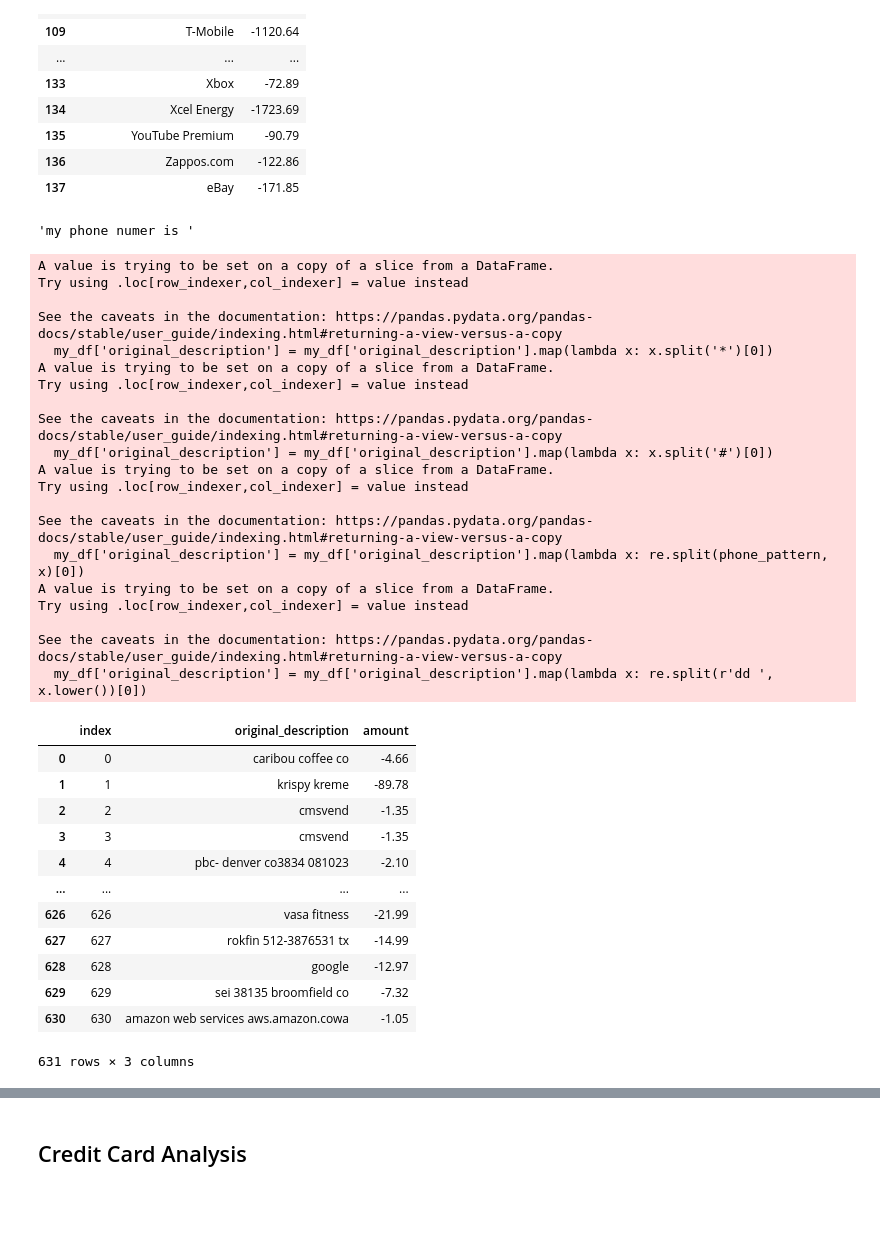
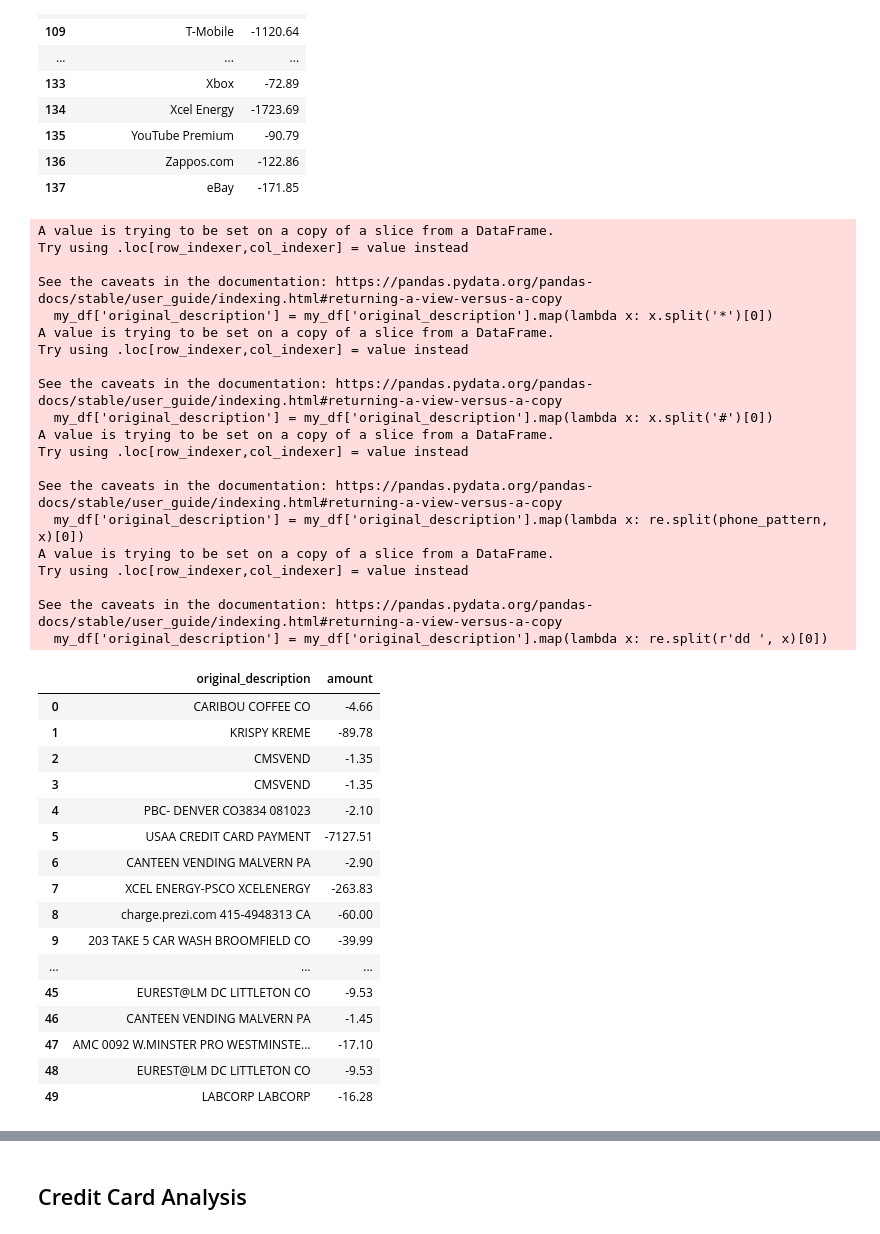
Before and after one commit to Tyton25/tools, a Jupyter notebook: Expenses_Analysis.ipynb, the cells around one changed output, grey strips where cells are left out. Saved outputs shown, nothing was run; the diff lists cells and outputs as text; code cells hidden in the pictures; blank space fills up the shorter version.

```diff
--- a/Expenses_Analysis.ipynb
+++ b/Expenses_Analysis.ipynb
@@ -3,17 +5,22 @@ import pandas as pd
 import numpy as np
 import re
 # %%
-def refactor_debit_cols():
-  columns = list(debit_df.columns)
+def refactor_debit_cols(my_df):
+  columns = list(my_df.columns)
   columns = [c.lower() for c in columns]
   columns = [c.replace(' ', '_') for c in columns]
-  debit_df.columns = columns
+  my_df.columns = columns
+  my_df.drop(columns='status', inplace=True)
+  debit_df["date"] = pd.to_datetime(debit_df["date"])
+
+  return my_df
 # %%
-def clean_orig_desc_col():
-  my_df = debit_df[["original_description", "amount"]]
-  my_df.reset_index(inplace=True)
+def clean_orig_desc_col(raw_df):
+  phone_pattern = r'\d{3}-\d{3}-\d{4}'
+  my_df = raw_df[["original_description", "amount"]]
   my_df['original_description'] = my_df['original_description'].map(lambda x: x.split('*')[0])
   my_df['original_description'] = my_df['original_description'].map(lambda x: x.split('#')[0])
   my_df['original_description'] = my_df['original_description'].map(lambda x: re.split(phone_pattern, x)[0])
-  my_df['original_description'] = my_df['original_description'].map(lambda x: re.split(r'dd ', x.lower())[0])
+  my_df['original_description'] = my_df['original_description'].map(lambda x: re.split(r'dd ', x)[0])
+
   return my_df
@@ -55,3 +50,0 @@ debit_df
-# %%
-debit_df.drop(columns='status', inplace=True)
-debit_df
@@ -71,0 +51,3 @@ debit_df
+# %%
+debit_df = refactor_debit_cols(debit_df)
+debit_df
@@ -256,46 +236,44 @@ description_totals_df[100:]
 | 135 | YouTube Premium | -90.79 |
 | 136 | Zappos.com | -122.86 |
 | 137 | eBay | -171.85 |
-# %%
-phone_pattern = r'\d{3}-\d{3}-\d{4}'
-my_str = 'my phone numer is 123-456-7899 dude'
-re.split(phone_pattern, my_str)[0]
-# %% [output]
-'my phone numer is '
 # %%
-debit_orig_description_amounts_df = clean_orig_desc_col()
-debit_orig_description_amounts_df
+debit_orig_description_amounts_df = clean_orig_desc_col(debit_df)
+debit_orig_description_amounts_df[:50]
 # %% [output]
 A value is trying to be set on a copy of a slice from a DataFrame.
 Try using .loc[row_indexer,col_indexer] = value instead
 
 See the caveats in the documentation: https://pandas.pydata.org/pandas-docs/stable/user_guide/indexing.html#returning-a-view-versus-a-copy
   my_df['original_description'] = my_df['original_description'].map(lambda x: x.split('*')[0])
 A value is trying to be set on a copy of a slice from a DataFrame.
 Try using .loc[row_indexer,col_indexer] = value instead
 
 See the caveats in the documentation: https://pandas.pydata.org/pandas-docs/stable/user_guide/indexing.html#returning-a-view-versus-a-copy
   my_df['original_description'] = my_df['original_description'].map(lambda x: x.split('#')[0])
 A value is trying to be set on a copy of a slice from a DataFrame.
 Try using .loc[row_indexer,col_indexer] = value instead
 
 See the caveats in the documentation: https://pandas.pydata.org/pandas-docs/stable/user_guide/indexing.html#returning-a-view-versus-a-copy
   my_df['original_description'] = my_df['original_description'].map(lambda x: re.split(phone_pattern, x)[0])
 A value is trying to be set on a copy of a slice from a DataFrame.
 Try using .loc[row_indexer,col_indexer] = value instead
 
 See the caveats in the documentation: https://pandas.pydata.org/pandas-docs/stable/user_guide/indexing.html#returning-a-view-versus-a-copy
-  my_df['original_description'] = my_df['original_description'].map(lambda x: re.split(r'dd ', x.lower())[0])
+  my_df['original_description'] = my_df['original_description'].map(lambda x: re.split(r'dd ', x)[0])
-|  | index | original_description | amount |
-| 0 | 0 | caribou coffee co | -4.66 |
-| 1 | 1 | krispy kreme | -89.78 |
-| 2 | 2 | cmsvend | -1.35 |
-| 3 | 3 | cmsvend | -1.35 |
-| 4 | 4 | pbc- denver co3834 081023 | -2.10 |
-| ... | ... | ... | ... |
-| 626 | 626 | vasa fitness | -21.99 |
-| 627 | 627 | rokfin 512-3876531 tx | -14.99 |
-| 628 | 628 | google | -12.97 |
-| 629 | 629 | sei 38135 broomfield co | -7.32 |
-| 630 | 630 | amazon web services aws.amazon.cowa | -1.05 |
+|  | original_description | amount |
+| 0 | CARIBOU COFFEE CO | -4.66 |
+| 1 | KRISPY KREME | -89.78 |
+| 2 | CMSVEND | -1.35 |
+| 3 | CMSVEND | -1.35 |
+| 4 | PBC- DENVER CO3834 081023 | -2.10 |
+| 5 | USAA CREDIT CARD PAYMENT | -7127.51 |
+| 6 | CANTEEN VENDING MALVERN PA | -2.90 |
+| 7 | XCEL ENERGY-PSCO XCELENERGY | -263.83 |
+| 8 | charge.prezi.com 415-4948313 CA | -60.00 |
+| 9 | 203 TAKE 5 CAR WASH BROOMFIELD CO | -39.99 |
+| ... | ... | ... |
+| 45 | EUREST@LM DC LITTLETON CO | -9.53 |
+| 46 | CANTEEN VENDING MALVERN PA | -1.45 |
+| 47 | AMC 0092 W.MINSTER PRO WESTMINSTE... | -17.10 |
+| 48 | EUREST@LM DC LITTLETON CO | -9.53 |
+| 49 | LABCORP LABCORP | -16.28 |
-631 rows × 3 columns
```
Also changed, not shown: parts of 16 cells of this notebook.
